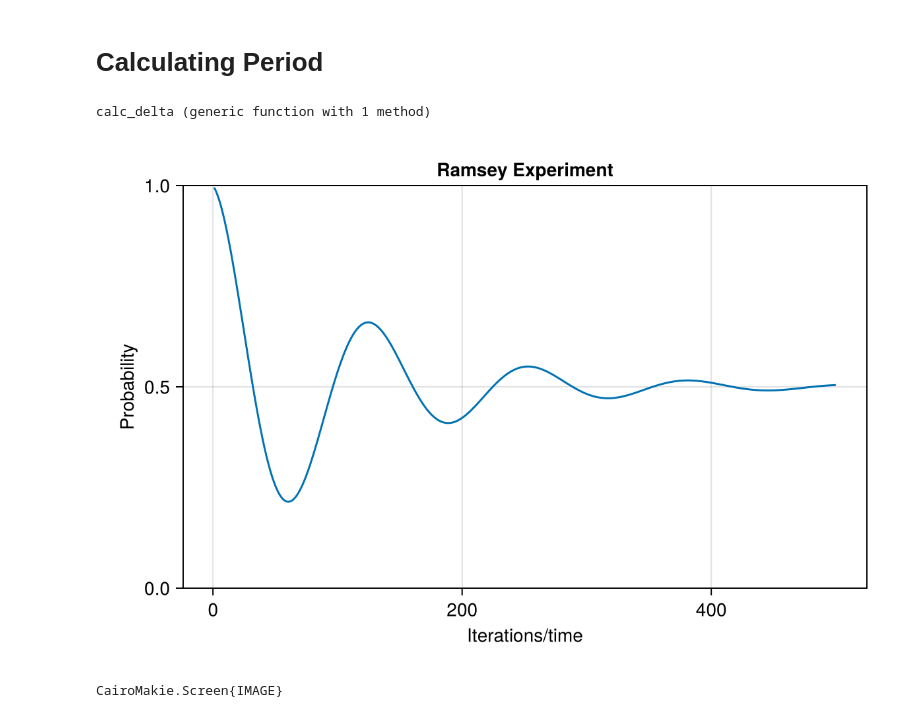
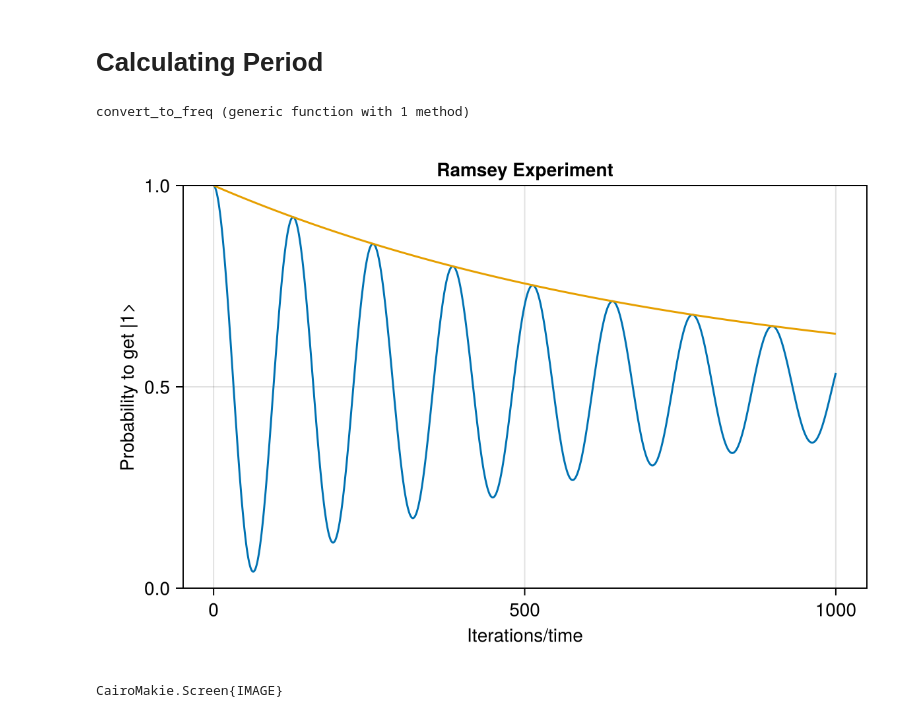
Before and after one commit to Ianborden/Quantum-APL, a Jupyter notebook: FridayResearch/Ramsey_julia.ipynb, the cells around one changed output. Drawn from its saved outputs; the diff is of its cells as text; code cells hidden in the pictures.

Commit message:
more final project work week 5, minor tweaks on ramsey stuff

```diff
--- a/FridayResearch/Ramsey_julia.ipynb
+++ b/FridayResearch/Ramsey_julia.ipynb
@@ -87,10 +86,10 @@ CairoMakie.Screen{IMAGE}
 # %% [markdown]
 # Calculating Period
 # %%
-function calculate_ramsey_period(lst)
+function calculate_ramsey_period(lst, tol)
     period = []
     for i in range(1,length(lst); step = step_size)
-        if lst[i]>tolerance
+        if lst[i]>tol
             push!(period, i)
         end
     end
@@ -98,51 +97,55 @@ function calculate_ramsey_period(lst)
 end
 
 
-function calc_multi_period()
+function calc_multi_period(time, tol)
     periods = []
     for i in range(1,10)
-        push!(periods, calculate_ramsey_period(convert_to_prob(operate())))
+        push!(periods, calculate_ramsey_period(convert_to_prob(operate(time)), tolerance))
     end
     return [periods, maximum(periods), sum(periods)/length(periods)]
 end
 
-
-function calc_delta(lst)
-    period = []
-    for i in range(1,length(lst); step = step_size)
-        if lst[i]<1- 0.99 * tolerance
-            push!(period, i)
-        end
-    end
-    return [minimum(period), period]
+function convert_to_freq(time, tol)
+    return 1/(calc_multi_period(time, tol)[2])
 end
 
-#Δ = π/calc_delta(convert_to_prob(operate()))[1]
+# function calc_delta(lst, tol)
+#     period = []
+#     for i in range(1,length(lst); step = step_size)
+#         if lst[i]< (1- tol)
+#             push!(period, i)
+#         end
+#     end
+#     return [minimum(period), period]
+# end
 # %% [output]
-calc_delta (generic function with 1 method)
+convert_to_freq (generic function with 1 method)
 # %%
 A = 0.5
 C = 0.5
-T1 = 100
-T2 = 250
+T1 = 150 * 10
+T2 = 100 * 10
 T2x = (1/2T1 + 1/T2)^-1
-del_omega = 2π/calc_multi_period()[2]
-function P(t, A, C, ϕ)
-    return A * exp(-t/T2x) * cos(del_omega * t + ϕ) + C
+Δ = 2π * convert_to_freq(time, tolerance)
+function P(t, A, C)
+    return A * exp(-t/T2x) * cos(Δ  * t) + C
 end
 
-
-empty = []
-t_range = range(1, 500)
+time_decay = 1000
+decaying = []
+border = []
+t_range = range(1, time_decay)
 for i in t_range
-    push!(empty, P(i, A, C, 0))
+    push!(decaying, P(i, A, C))
+    push!(border, A * exp(-i/T2x) + C)
 end
 # %%
 fig = Figure(size = (600, 400))
-ax = Axis(fig[1, 1], title = "Ramsey Experiment", xlabel = "Iterations/time", ylabel = "Probability")
-lines!(ax, empty)
-CairoMakie.ylims!(ax, (0.0, 1.0))
+ax = Axis(fig[1, 1], title = "Ramsey Experiment", xlabel = "Iterations/time", ylabel = "Probability to get |1>")
+lines!(ax, decaying)
+lines!(ax, border)
+ylims!(ax, (0.0, 1.0))
 display(fig)
 # %% [output]
-[figure, old version]
+[figure, new version]
 CairoMakie.Screen{IMAGE}
```
Also changed, not shown: parts of 4 cells of this notebook, 9 other files.
